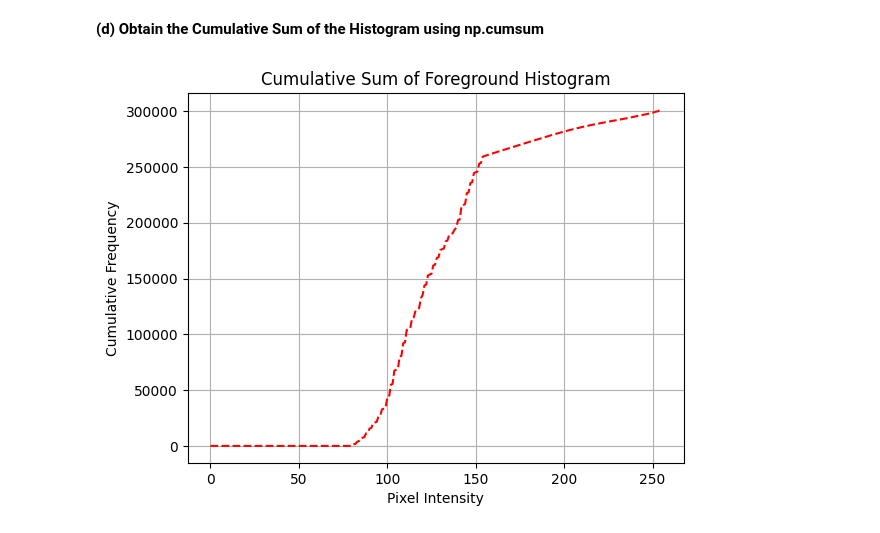
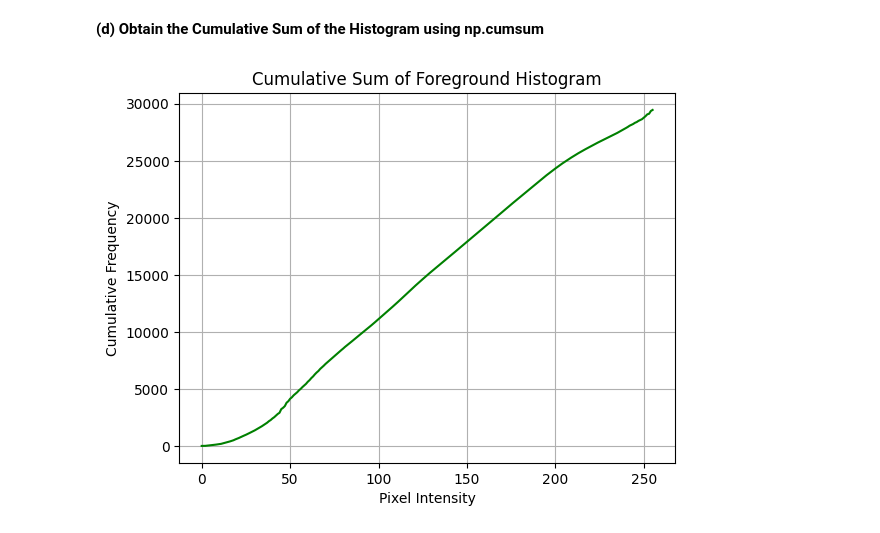
Before and after one commit to akhilaprabodha/EN3160-Image-Processing-and-Machine-Vision-Lab-Experiments, a Jupyter notebook: assignment_1/q6.ipynb, the cells around one changed output. Saved outputs shown, nothing was run; the diff lists cells and outputs as text; code cells hidden in the pictures.

```diff
--- a/assignment_1/q6.ipynb
+++ b/assignment_1/q6.ipynb
@@ -38,7 +39,8 @@ plt.show()
 **(b) Select the appropriate plane to threshold in extract the foreground mask. A mask is a binary image.**
 # %%
 # Threshold the image to create the mask
-_, mask = cv2.threshold(value_channel, 80, 255, cv2.THRESH_BINARY)
+# getting threshold value(12) for saturation channel
+_, mask = cv2.threshold(saturation_channel, 12, 255, cv2.THRESH_BINARY)
 
 # Display the mask
 plt.figure(figsize=(6, 6))
@@ -72,21 +74,18 @@ plt.show()
 # %% [markdown]
 **(d) Obtain the Cumulative Sum of the Histogram using np.cumsum**
 # %%
-import numpy as np
-import matplotlib.pyplot as plt
-
 # Calculate the cumulative sum of the foreground histogram
 cdf_foreground = np.cumsum(histogram)
 
 # Normalize the cumulative sum
 cdf_normalized = cdf_foreground * histogram.max() / cdf_foreground.max()
 
 # Plot the cumulative distribution function (CDF) with a different style
-plt.plot(cdf_normalized, color='r', linestyle='--')
+plt.plot(cdf_normalized, color='g', linestyle='-')
 plt.title('Cumulative Sum of Foreground Histogram')
 plt.xlabel('Pixel Intensity')
 plt.ylabel('Cumulative Frequency')
 plt.grid(True)
 plt.show()
 # %% [output]
-[figure, old version]
+[figure, new version]
```
Also changed, not shown: parts of 7 cells of this notebook, 4 other files.
